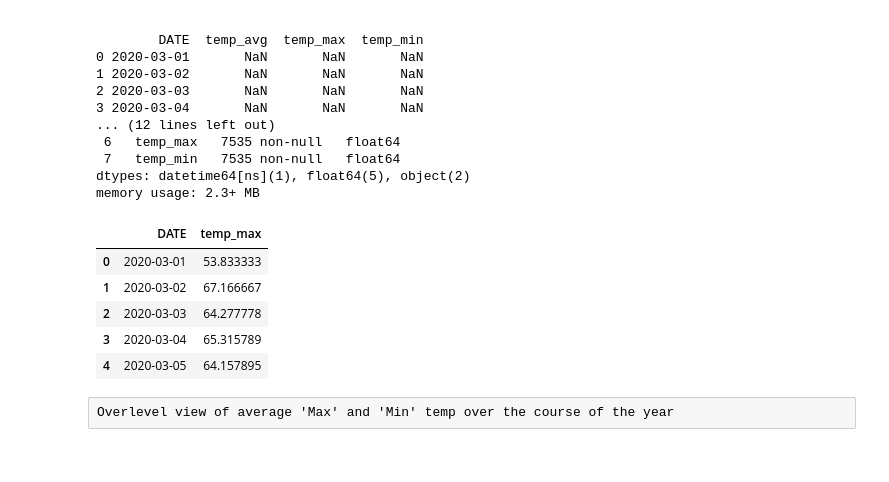
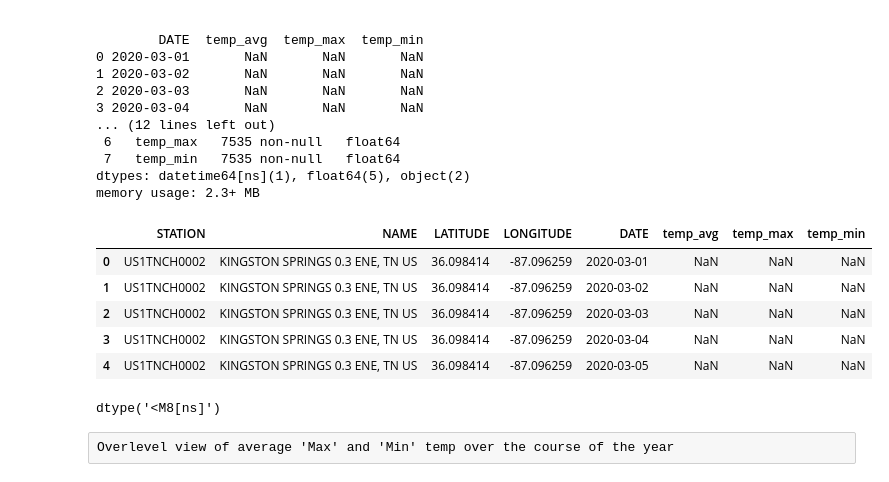
Before and after one commit to Engu12/nash-covid-cases-vaccines-honky_tonkin, a Jupyter notebook: notebook/Teng_nash_covid.ipynb, the cells around one changed output. Drawn from its saved outputs; the diff is of its cells as text; code cells hidden in the pictures.

```diff
--- a/notebook/Teng_nash_covid.ipynb
+++ b/notebook/Teng_nash_covid.ipynb
@@ -227,14 +227,19 @@ memory usage: 2.3+ MB
 # %%
 nash_date_group = nash_weather.groupby('DATE')
 temp_max_mean = nash_weather.groupby('DATE', as_index = False)['temp_max'].mean()
-temp_max_mean.head()
+nash_weather.head()
 # %% [output]
-|  | DATE | temp_max |
-| 0 | 2020-03-01 | 53.833333 |
-| 1 | 2020-03-02 | 67.166667 |
-| 2 | 2020-03-03 | 64.277778 |
-| 3 | 2020-03-04 | 65.315789 |
-| 4 | 2020-03-05 | 64.157895 |
+|  | STATION | NAME | LATITUDE | LONGITUDE | DATE | temp_avg | temp_max | temp_min |
+| 0 | US1TNCH0002 | KINGSTON SPRINGS 0.3 ENE, TN US | 36.098414 | -87.096259 | 2020-03-01 | NaN | NaN | NaN |
+| 1 | US1TNCH0002 | KINGSTON SPRINGS 0.3 ENE, TN US | 36.098414 | -87.096259 | 2020-03-02 | NaN | NaN | NaN |
+| 2 | US1TNCH0002 | KINGSTON SPRINGS 0.3 ENE, TN US | 36.098414 | -87.096259 | 2020-03-03 | NaN | NaN | NaN |
+| 3 | US1TNCH0002 | KINGSTON SPRINGS 0.3 ENE, TN US | 36.098414 | -87.096259 | 2020-03-04 | NaN | NaN | NaN |
+| 4 | US1TNCH0002 | KINGSTON SPRINGS 0.3 ENE, TN US | 36.098414 | -87.096259 | 2020-03-05 | NaN | NaN | NaN |
+# %%
+temp_mean = nash_weather.groupby('DATE', as_index = False)['temp_avg'].mean()
+temp_mean['DATE'].dtype
+# %% [output]
+dtype('<M8[ns]')
 # %% [raw]
 Overlevel view of average 'Max' and 'Min' temp over the course of the year
 # %%
```
Also changed, not shown: parts of 8 cells of this notebook.
